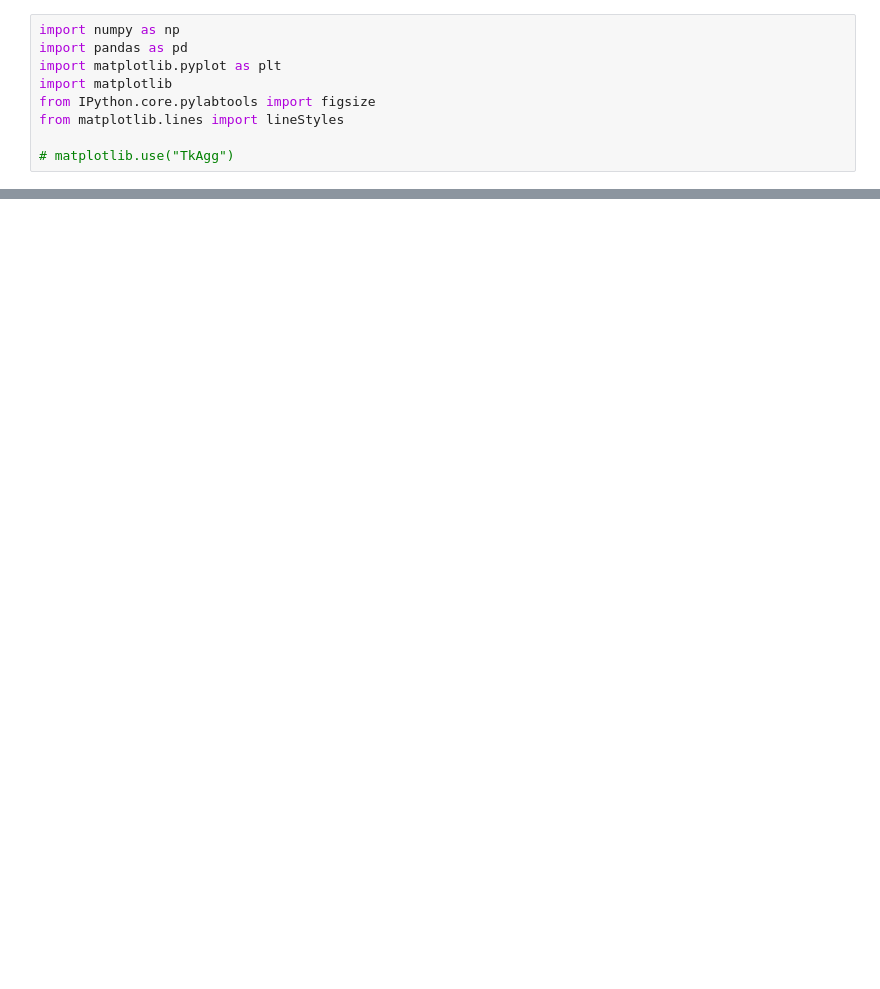
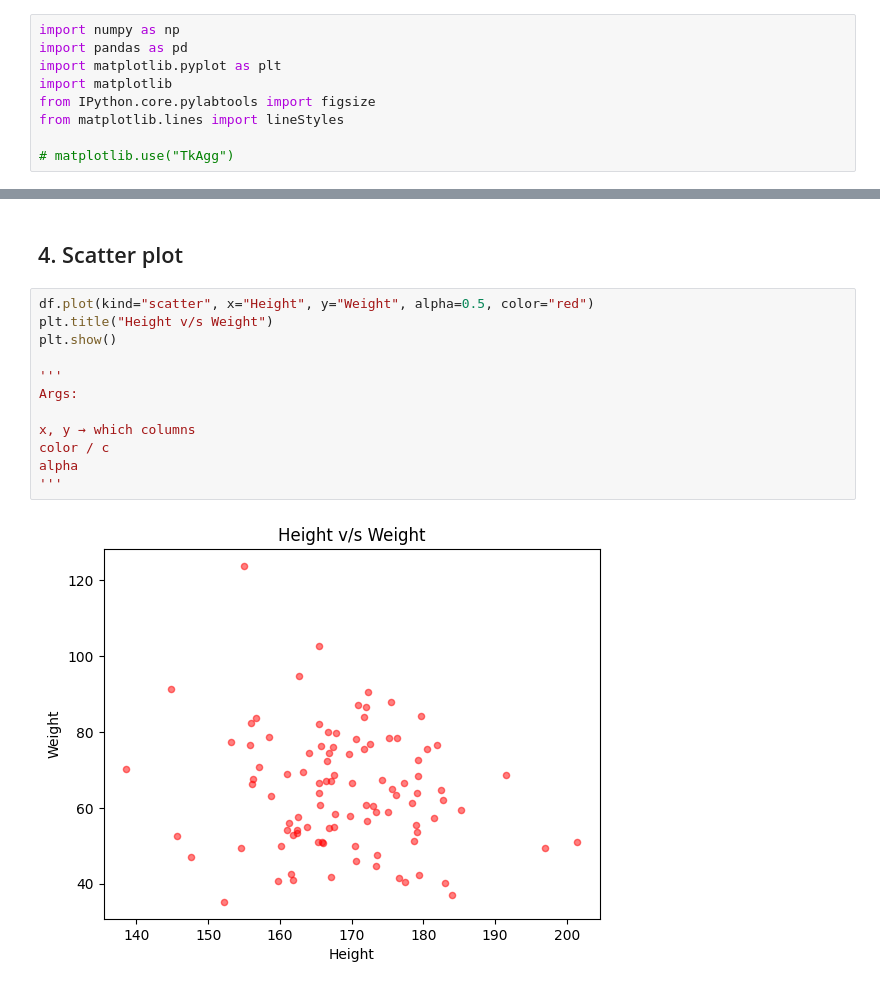
Before and after one commit to megabytis/applied-ML-notebooks, a Jupyter notebook: MatplotLib/notes.ipynb, the cells around one changed output, grey strips where cells are left out. Saved outputs shown, nothing was run; the diff lists cells and outputs as text; blank space fills up the shorter version.

```diff
--- a/MatplotLib/notes.ipynb
+++ b/MatplotLib/notes.ipynb
@@ -210,0 +282,16 @@ fig, ax = plt.subplots() → preferred way in ML notebooks
+# %% [markdown]
+## 4. Scatter plot
+# %%
+df.plot(kind="scatter", x="Height", y="Weight", alpha=0.5, color="red")
+plt.title("Height v/s Weight")
+plt.show()
+
+'''
+Args:
+
+x, y → which columns
+color / c
+alpha
+'''
+# %% [output]
+[figure, added]
```
Also changed, not shown: parts of 24 cells of this notebook.
